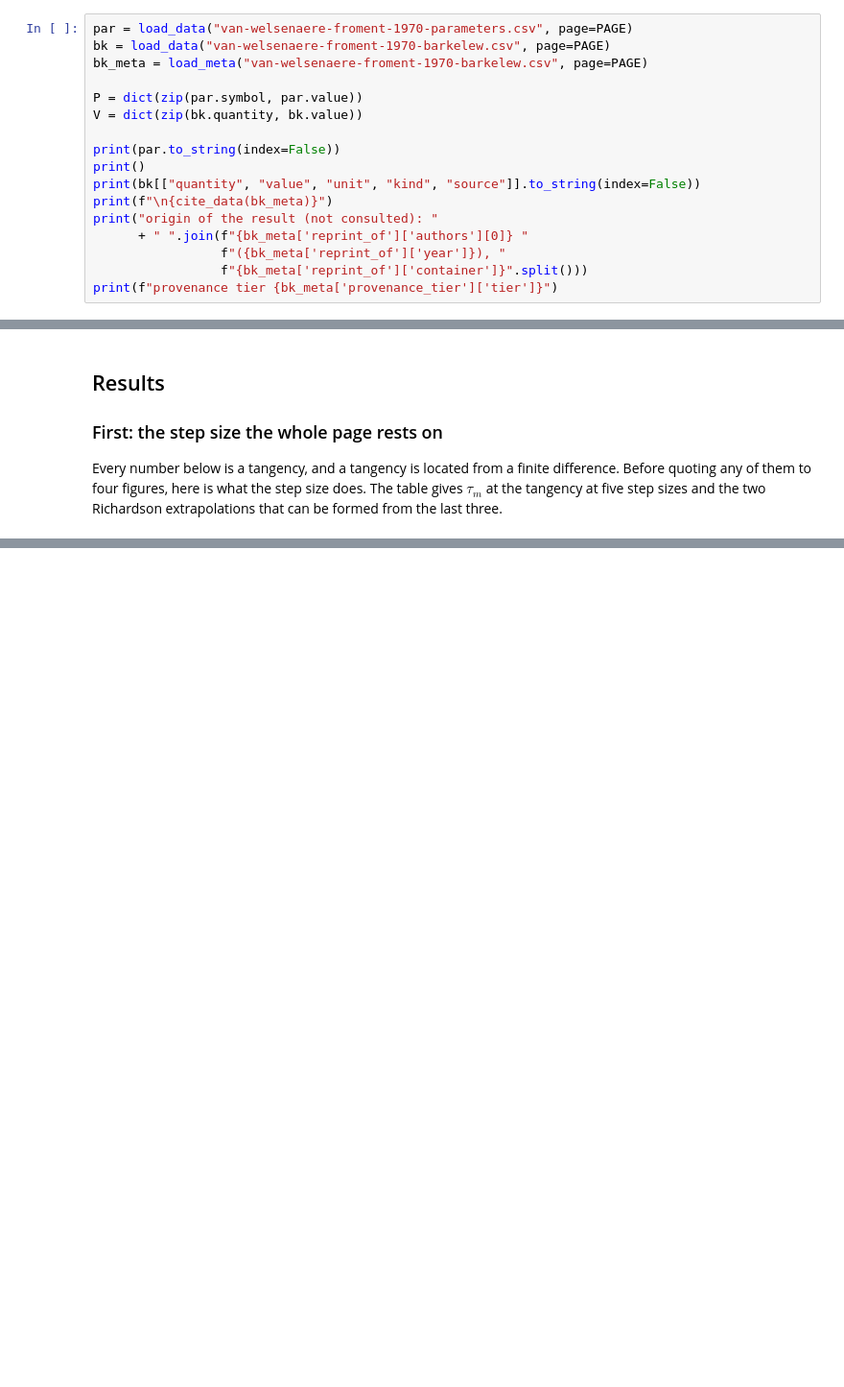
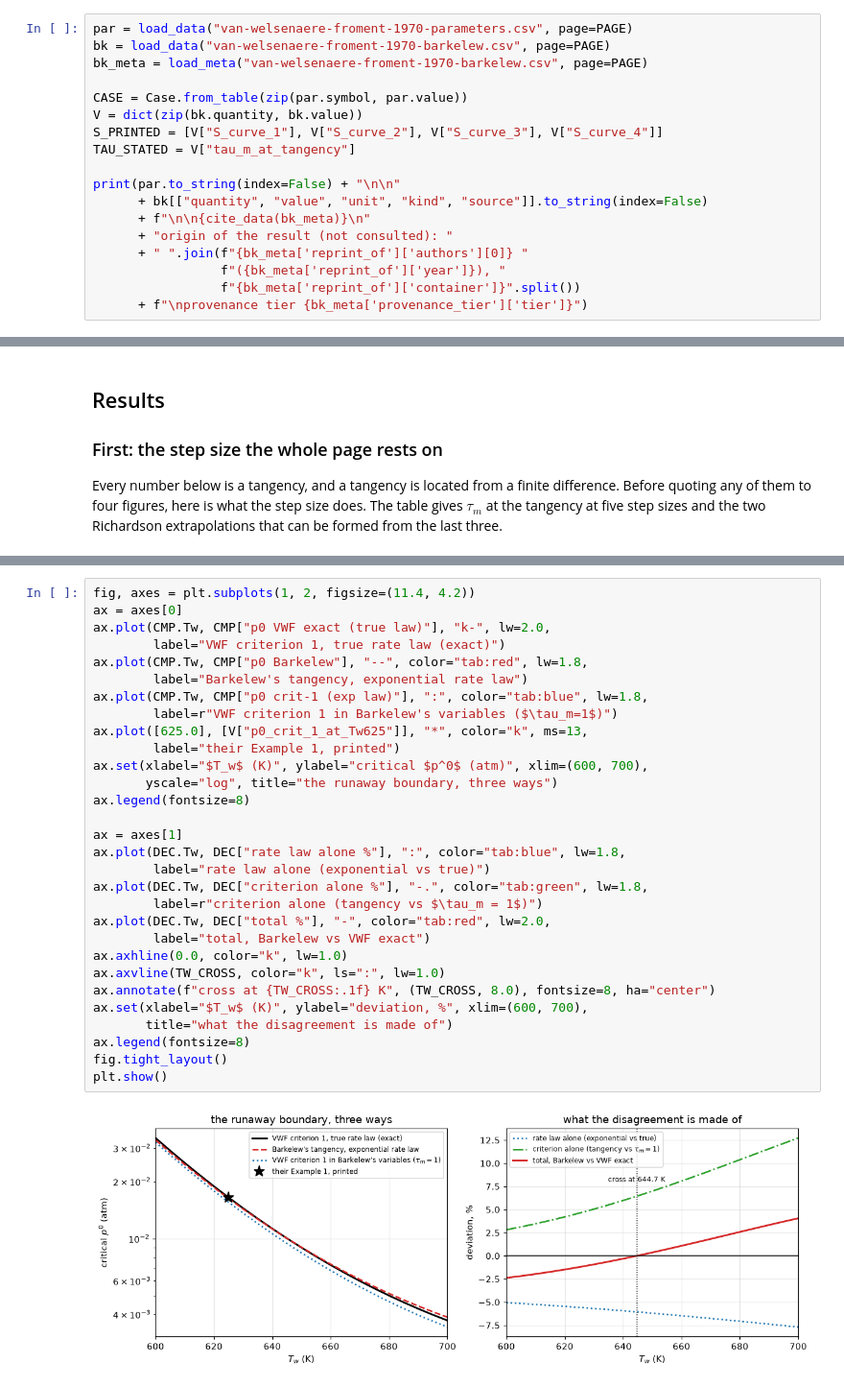
Before and after one commit to computational-chemical-engineering/pymrm-gallery, a Jupyter notebook: pages/D2.1-barkelew-runaway-diagram/index.ipynb, the cells around one changed output, grey strips where cells are left out. Shown at 96% size. Saved outputs shown, nothing was run; the diff lists cells and outputs as text; blank space fills up the shorter version.

```diff
--- a/pages/D2.1-barkelew-runaway-diagram/index.ipynb
+++ b/pages/D2.1-barkelew-runaway-diagram/index.ipynb
@@ -294,18 +317,19 @@ par = load_data("van-welsenaere-froment-1970-parameters.csv", page=PAGE)
 bk = load_data("van-welsenaere-froment-1970-barkelew.csv", page=PAGE)
 bk_meta = load_meta("van-welsenaere-froment-1970-barkelew.csv", page=PAGE)
 
-P = dict(zip(par.symbol, par.value))
+CASE = Case.from_table(zip(par.symbol, par.value))
 V = dict(zip(bk.quantity, bk.value))
+S_PRINTED = [V["S_curve_1"], V["S_curve_2"], V["S_curve_3"], V["S_curve_4"]]
+TAU_STATED = V["tau_m_at_tangency"]
 
-print(par.to_string(index=False))
-print()
-print(bk[["quantity", "value", "unit", "kind", "source"]].to_string(index=False))
-print(f"\n{cite_data(bk_meta)}")
-print("origin of the result (not consulted): "
+print(par.to_string(index=False) + "\n\n"
+      + bk[["quantity", "value", "unit", "kind", "source"]].to_string(index=False)
+      + f"\n\n{cite_data(bk_meta)}\n"
+      + "origin of the result (not consulted): "
       + " ".join(f"{bk_meta['reprint_of']['authors'][0]} "
                  f"({bk_meta['reprint_of']['year']}), "
-                 f"{bk_meta['reprint_of']['container']}".split()))
-print(f"provenance tier {bk_meta['provenance_tier']['tier']}")
+                 f"{bk_meta['reprint_of']['container']}".split())
+      + f"\nprovenance tier {bk_meta['provenance_tier']['tier']}")
 # %% [output]
   symbol       value              unit                                         description
        M     29.4800           kg/kmol                               mean molecular weight
@@ -1812,0 +902,32 @@ direction that depends on the wall temperature.
+# %%
+fig, axes = plt.subplots(1, 2, figsize=(11.4, 4.2))
+ax = axes[0]
+ax.plot(CMP.Tw, CMP["p0 VWF exact (true law)"], "k-", lw=2.0,
+        label="VWF criterion 1, true rate law (exact)")
+ax.plot(CMP.Tw, CMP["p0 Barkelew"], "--", color="tab:red", lw=1.8,
+        label="Barkelew's tangency, exponential rate law")
+ax.plot(CMP.Tw, CMP["p0 crit-1 (exp law)"], ":", color="tab:blue", lw=1.8,
+        label=r"VWF criterion 1 in Barkelew's variables ($\tau_m=1$)")
+ax.plot([625.0], [V["p0_crit_1_at_Tw625"]], "*", color="k", ms=13,
+        label="their Example 1, printed")
+ax.set(xlabel="$T_w$ (K)", ylabel="critical $p^0$ (atm)", xlim=(600, 700),
+       yscale="log", title="the runaway boundary, three ways")
+ax.legend(fontsize=8)
+
+ax = axes[1]
+ax.plot(DEC.Tw, DEC["rate law alone %"], ":", color="tab:blue", lw=1.8,
+        label="rate law alone (exponential vs true)")
+ax.plot(DEC.Tw, DEC["criterion alone %"], "-.", color="tab:green", lw=1.8,
+        label=r"criterion alone (tangency vs $\tau_m = 1$)")
+ax.plot(DEC.Tw, DEC["total %"], "-", color="tab:red", lw=2.0,
+        label="total, Barkelew vs VWF exact")
+ax.axhline(0.0, color="k", lw=1.0)
+ax.axvline(TW_CROSS, color="k", ls=":", lw=1.0)
+ax.annotate(f"cross at {TW_CROSS:.1f} K", (TW_CROSS, 8.0), fontsize=8, ha="center")
+ax.set(xlabel="$T_w$ (K)", ylabel="deviation, %", xlim=(600, 700),
+       title="what the disagreement is made of")
+ax.legend(fontsize=8)
+fig.tight_layout()
+plt.show()
+# %% [output]
+[figure, added]
```
Also changed, not shown: parts of 75 cells of this notebook, 9 other files.
